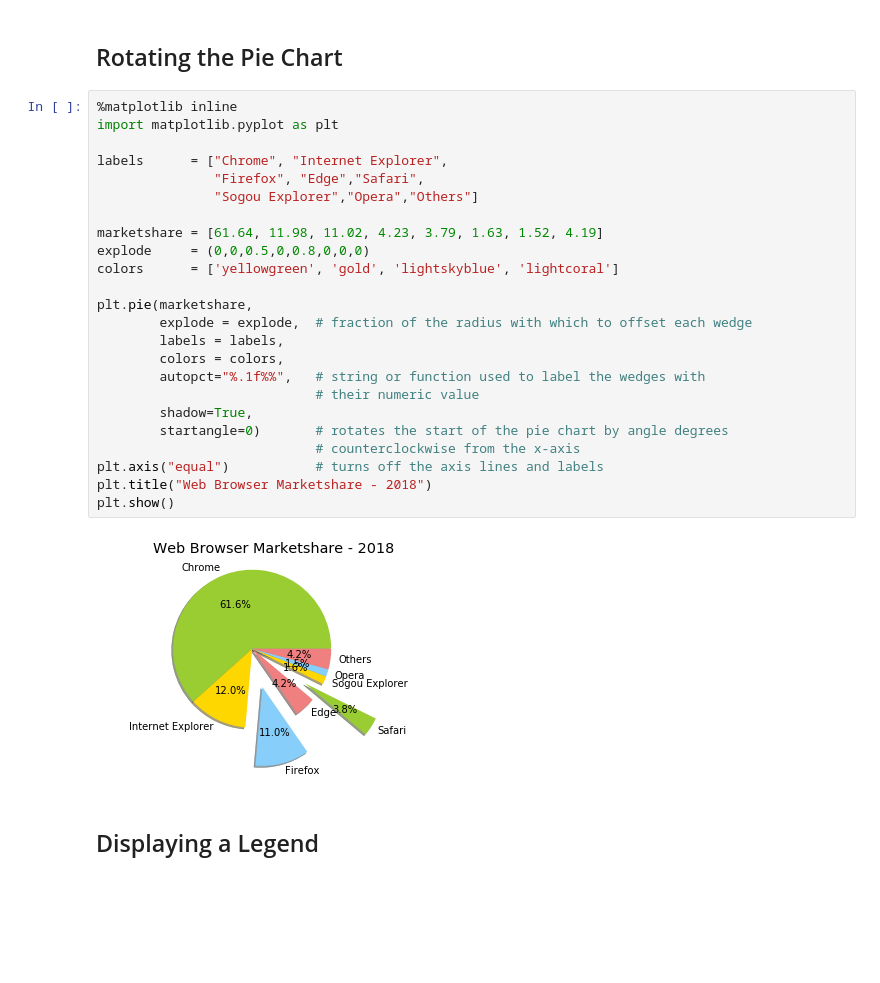
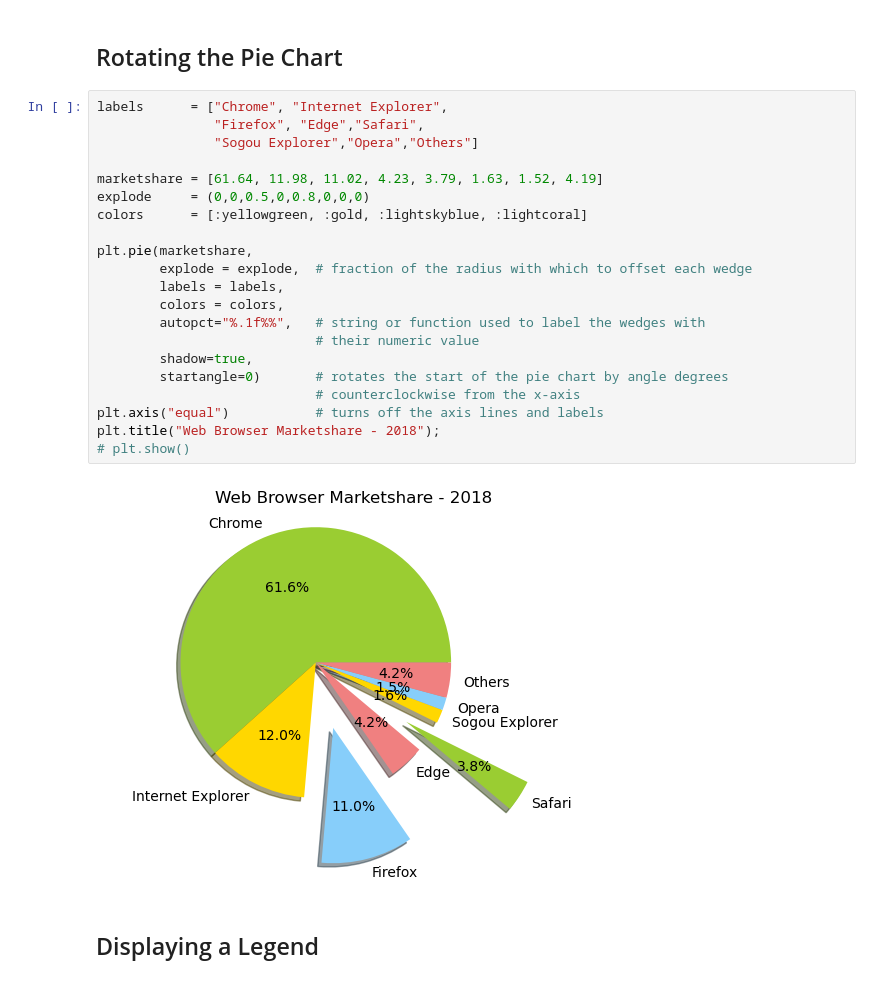
Before and after one commit to setrar/ml, a Jupyter notebook: ISBN-9781119545637/Python Machine Learning Source Code/Chapter 4 - matplotlib.jl.ipynb, the cells around one changed output. Cells and saved outputs as stored; diff of their text form; blank space fills up the shorter version.

```diff
--- a/ISBN-9781119545637/Python Machine Learning Source Code/Chapter 4 - matplotlib.jl.ipynb
+++ b/ISBN-9781119545637/Python Machine Learning Source Code/Chapter 4 - matplotlib.jl.ipynb
@@ -298,31 +282,28 @@ plt.show()
 # %% [markdown]
 ## Rotating the Pie Chart
 # %%
-%matplotlib inline
-import matplotlib.pyplot as plt
-
 labels      = ["Chrome", "Internet Explorer",
                "Firefox", "Edge","Safari",
                "Sogou Explorer","Opera","Others"]
 
 marketshare = [61.64, 11.98, 11.02, 4.23, 3.79, 1.63, 1.52, 4.19]
 explode     = (0,0,0.5,0,0.8,0,0,0)
-colors      = ['yellowgreen', 'gold', 'lightskyblue', 'lightcoral']
+colors      = [:yellowgreen, :gold, :lightskyblue, :lightcoral]
 
 plt.pie(marketshare,
         explode = explode,  # fraction of the radius with which to offset each wedge
         labels = labels,
         colors = colors,
         autopct="%.1f%%",   # string or function used to label the wedges with
                             # their numeric value
-        shadow=True,
+        shadow=true,
         startangle=0)       # rotates the start of the pie chart by angle degrees
                             # counterclockwise from the x-axis
 plt.axis("equal")           # turns off the axis lines and labels
-plt.title("Web Browser Marketshare - 2018")
-plt.show()
+plt.title("Web Browser Marketshare - 2018");
+# plt.show()
 # %% [output]
-[figure, old version]
+[figure, new version]
 # %% [markdown]
 ## Displaying a Legend
 # %%
```
Also changed, not shown: parts of 12 cells of this notebook, 2 other files.
